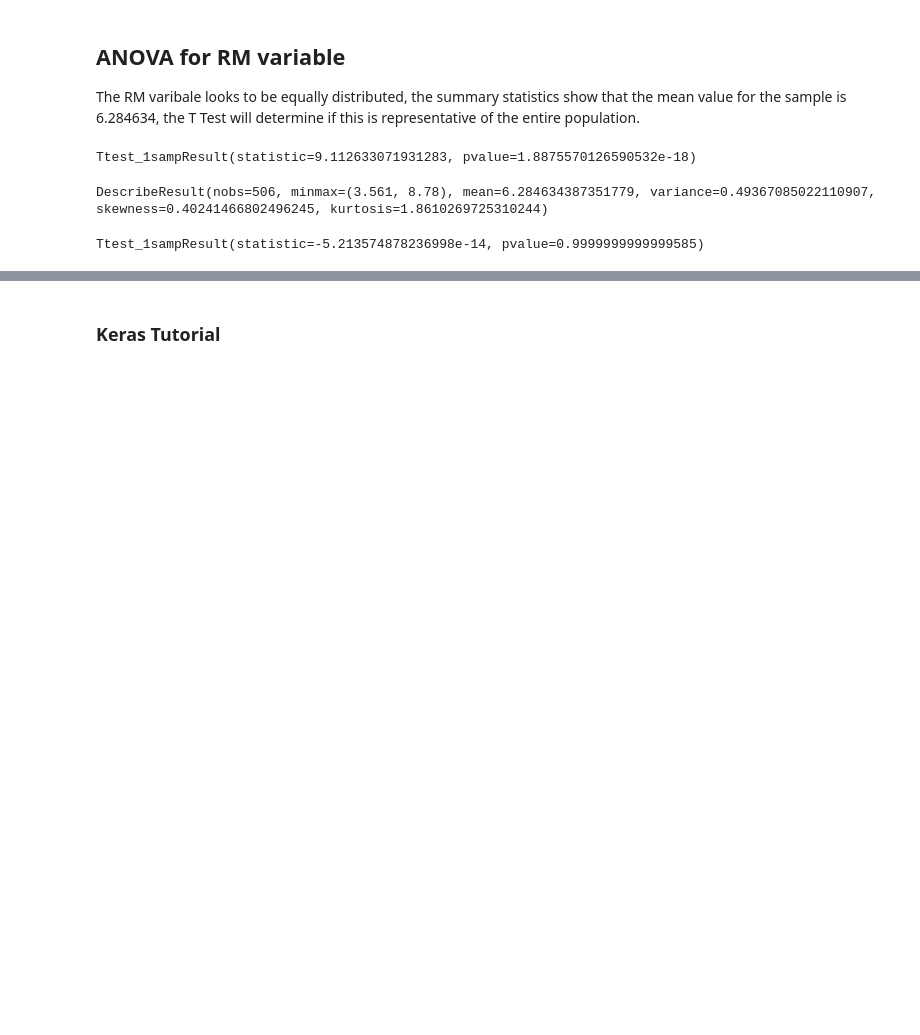
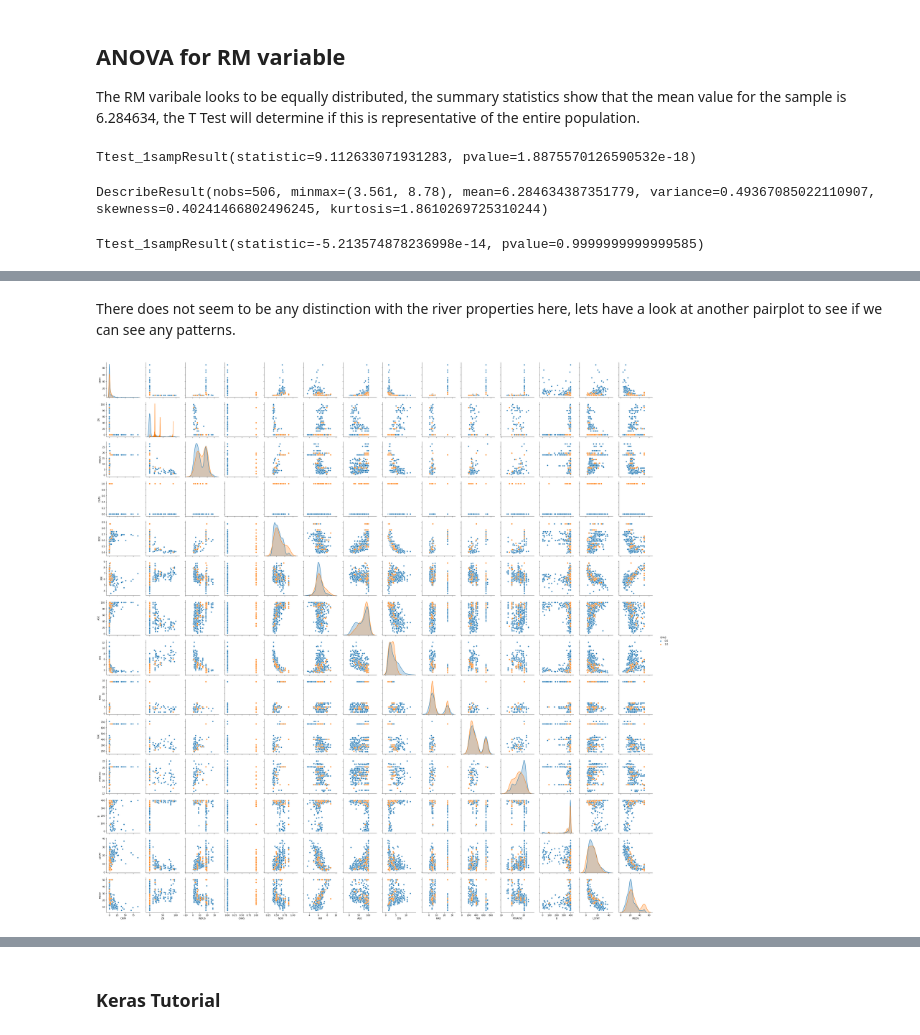
Before and after one commit to tommirrington/MachineLearning-StatisticProject, a Jupyter notebook: MLandStatsProject.ipynb, the cells around one changed output, grey strips where cells are left out. Saved outputs shown, nothing was run; the diff lists cells and outputs as text; code cells hidden in the pictures; blank space fills up the shorter version.

```diff
--- a/MLandStatsProject.ipynb
+++ b/MLandStatsProject.ipynb
@@ -200,0 +215,6 @@ Ttest_1sampResult(statistic=-5.213574878236998e-14, pvalue=0.9999999999999585)
+# %% [markdown]
+There does not seem to be any distinction with the river properties here, lets have a look at another pairplot to see if we can see any patterns.
+# %%
+plot = sns.pairplot(boston_df,hue='CHAS');
+# %% [output]
+[figure, added]
```
Also changed, not shown: parts of 28 cells of this notebook.
